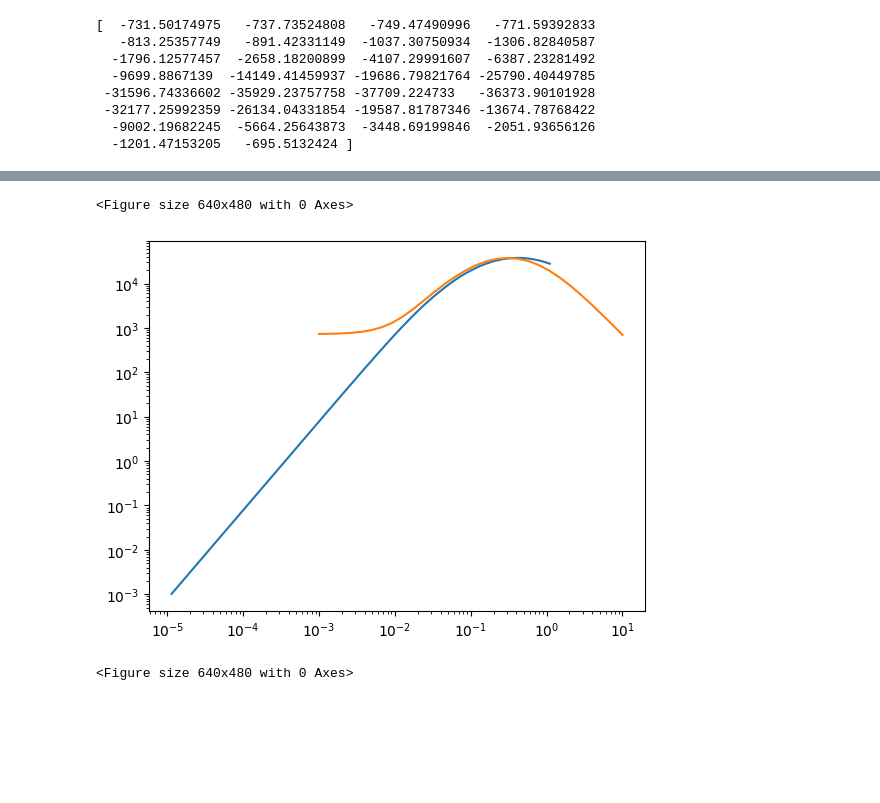
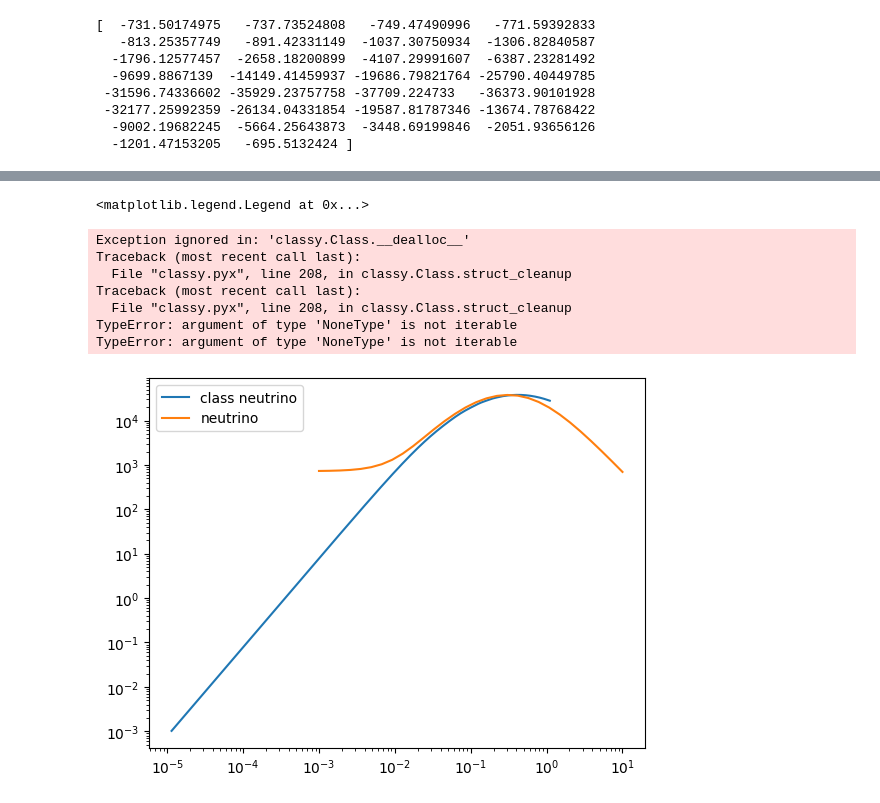
Before and after one commit to eriksteenberg/Power-spectrum-Test, a Jupyter notebook: Ultra-vigtig.ipynb, the cells around one changed output, grey strips where cells are left out. Drawn from its saved outputs; the diff is of its cells as text; code cells hidden in the pictures; blank space fills up the shorter version.

```diff
--- a/Ultra-vigtig.ipynb
+++ b/Ultra-vigtig.ipynb
@@ -474,14 +526,21 @@ Text(0.5, 1.0, 'neutrino power sepctrum for a neutrino of mass 1 eV')
 # %%
 
 
-plt.loglog(k,-tranf["d_ncdm[0]"])
+plt.loglog(k,-tranf["d_ncdm[0]"],label="class neutrino")
 plt.loglog(kvec, -test,label="neutrino")
 a = scipy.interpolate.interp1d(kvec,test)
 b = scipy.interpolate.interp1d(k,tranf["d_ncdm[0]"])
 klst = np.logspace(-2,0,10)
-plt.figure(12)
+plt.legend()
+#plt.figure(12)
 #plt.plot(klst,a(klst)/b(klst))
 # %% [output]
-<Figure size 640x480 with 0 Axes>
+<matplotlib.legend.Legend at 0x...>
+Exception ignored in: 'classy.Class.__dealloc__'
+Traceback (most recent call last):
+  File "classy.pyx", line 208, in classy.Class.struct_cleanup
+Traceback (most recent call last):
+  File "classy.pyx", line 208, in classy.Class.struct_cleanup
+TypeError: argument of type 'NoneType' is not iterable
+TypeError: argument of type 'NoneType' is not iterable
-[figure, old version]
+[figure, new version]
-<Figure size 640x480 with 0 Axes>
```
Also changed, not shown: parts of 9 cells of this notebook.
